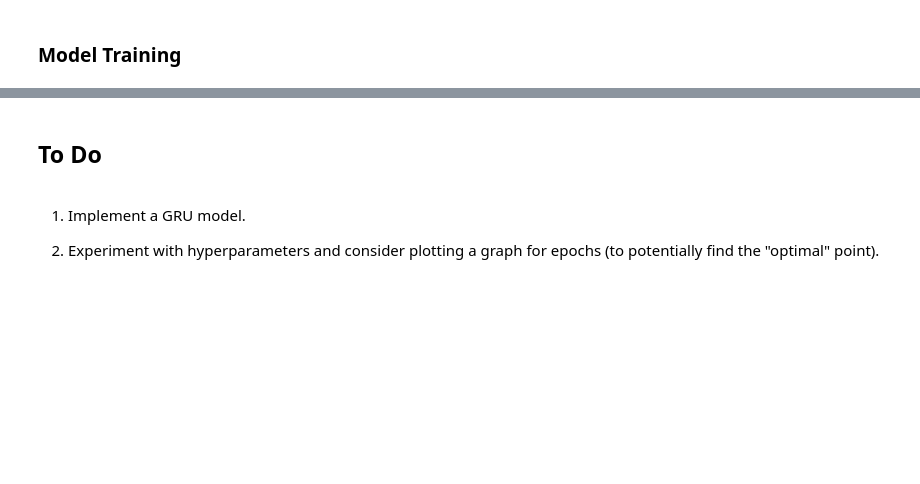
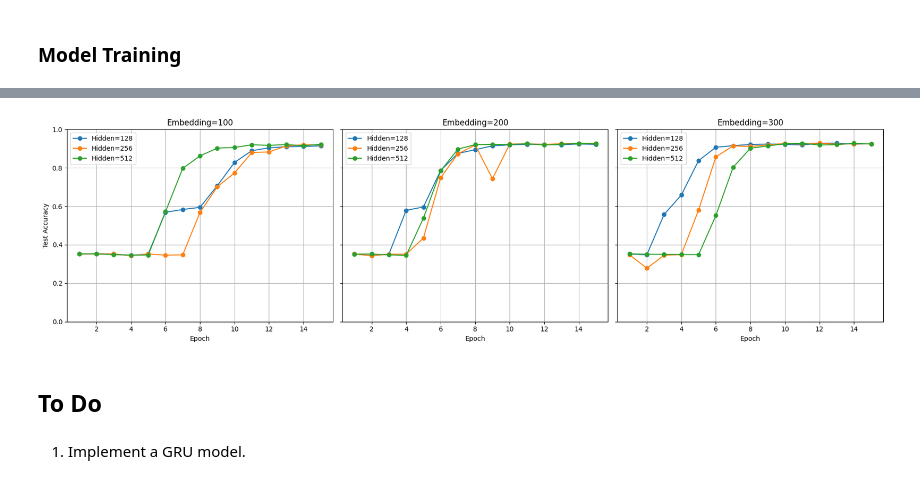
Before and after one commit to yahav1349/Natural-language-processing-with-deep-learninh-techniques-LSTM-and-GRU, a Jupyter notebook: Project_A.ipynb, the cells around one changed output, grey strips where cells are left out. Drawn from its saved outputs; the diff is of its cells as text; code cells hidden in the pictures; blank space fills up the shorter version.

```diff
--- a/Project_A.ipynb
+++ b/Project_A.ipynb
@@ -276,6 +313,31 @@ Accracy is: 95.0
+# %%
+embedding_dims = [100, 200, 300]
+hidden_dims = [128, 256, 512]
+
+fig, axes = plt.subplots(1, len(embedding_dims), figsize=(18, 5), sharey=True)
+
+for i, embed_dim in enumerate(embedding_dims):
+    ax = axes[i]
+    for hidden_dim in hidden_dims:
+        key = (embed_dim, hidden_dim)
+        if key in results:
+            accs = results[key]["test_acc"]
+            epochs = list(range(1, len(accs) + 1))
+            ax.plot(epochs, accs, marker='o', label=f"Hidden={hidden_dim}")
+
+    ax.set_title(f"Embedding={embed_dim}")
+    ax.set_xlabel("Epoch")
+    if i == 0:
+        ax.set_ylabel("Test Accuracy")
+    ax.set_ylim(0, 1)
+    ax.grid(True)
+    ax.legend()
+
+plt.tight_layout()
+plt.show()
+# %% [output]
+[figure, added]
 # %% [markdown]
 ## To Do
-# %% [markdown]
-1. Implement a GRU model.
-
-2. Experiment with hyperparameters and consider plotting a graph for epochs (to potentially find the "optimal" point).
+# %% [markdown]
+1. Implement a GRU model.
```
Also changed, not shown: parts of 18 cells of this notebook.
